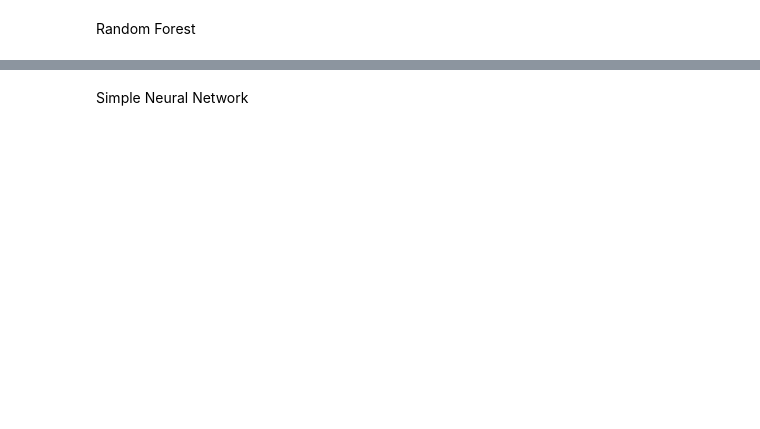
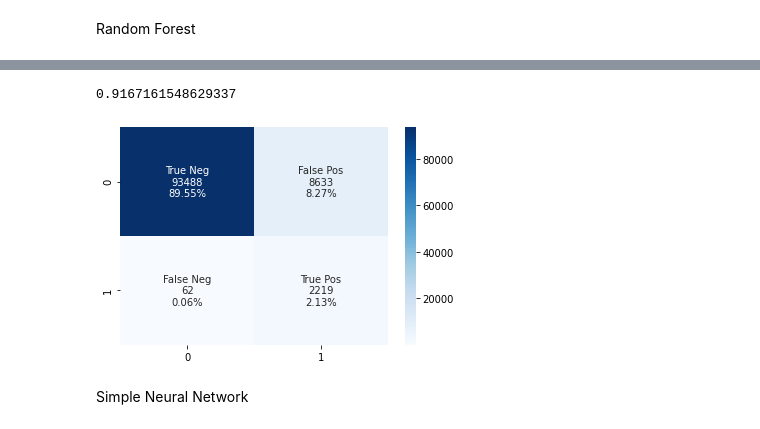
Before and after one commit to AnjayGoel/political-content-classification, a Jupyter notebook: reddit_classification.ipynb, the cells around one changed output, grey strips where cells are left out. Saved outputs shown, nothing was run; the diff lists cells and outputs as text; code cells hidden in the pictures; blank space fills up the shorter version.

```diff
--- a/reddit_classification.ipynb
+++ b/reddit_classification.ipynb
@@ -198,3 +283,10 @@ print("Accuracy:",metrics.accuracy_score(y_test, y_pred))
+# %%
+cm = metrics.confusion_matrix(y_test, y_pred)
+print(metrics.accuracy_score(y_test,y_pred))
+plot_cm(cm)
+# %% [output]
+0.9167161548629337
+[figure, added]
 # %% [markdown]
 Simple Neural Network
 # %%
```
Also changed, not shown: parts of 25 cells of this notebook, 12 other files.
